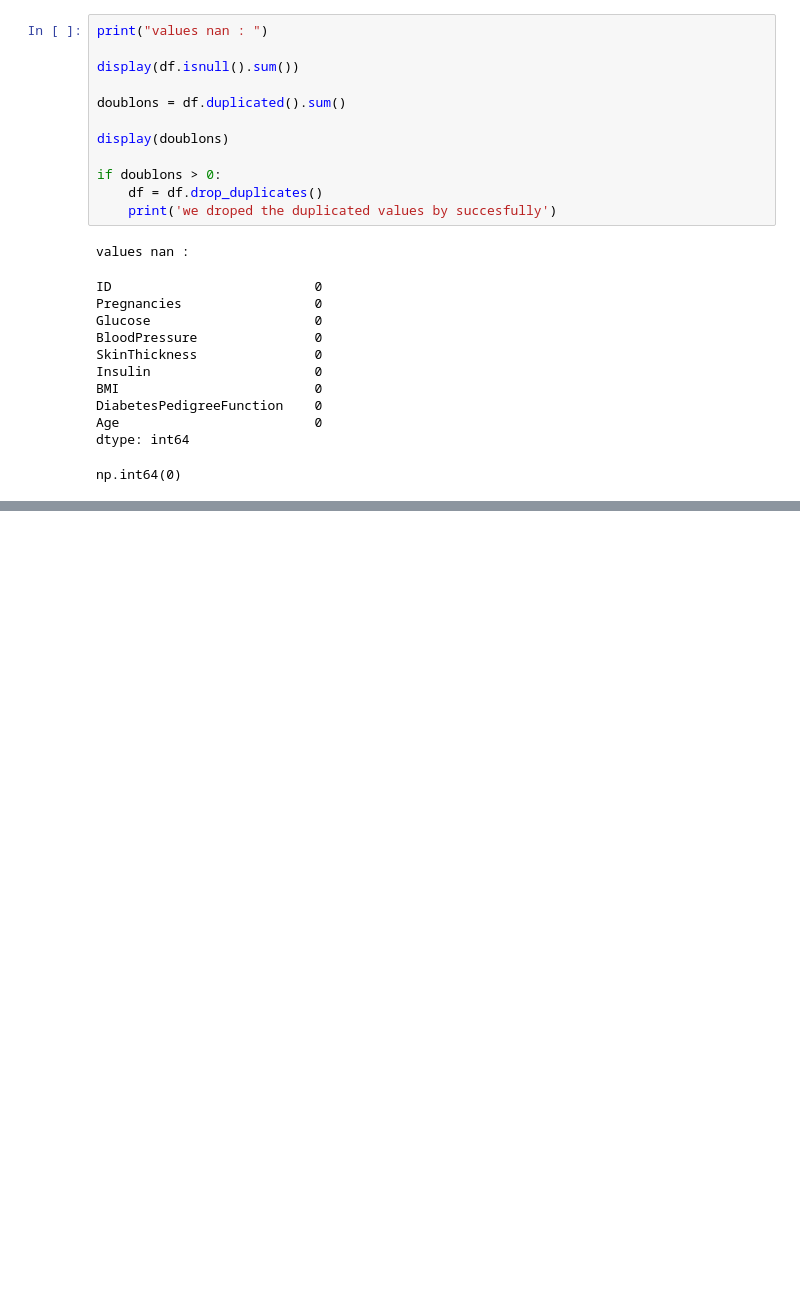
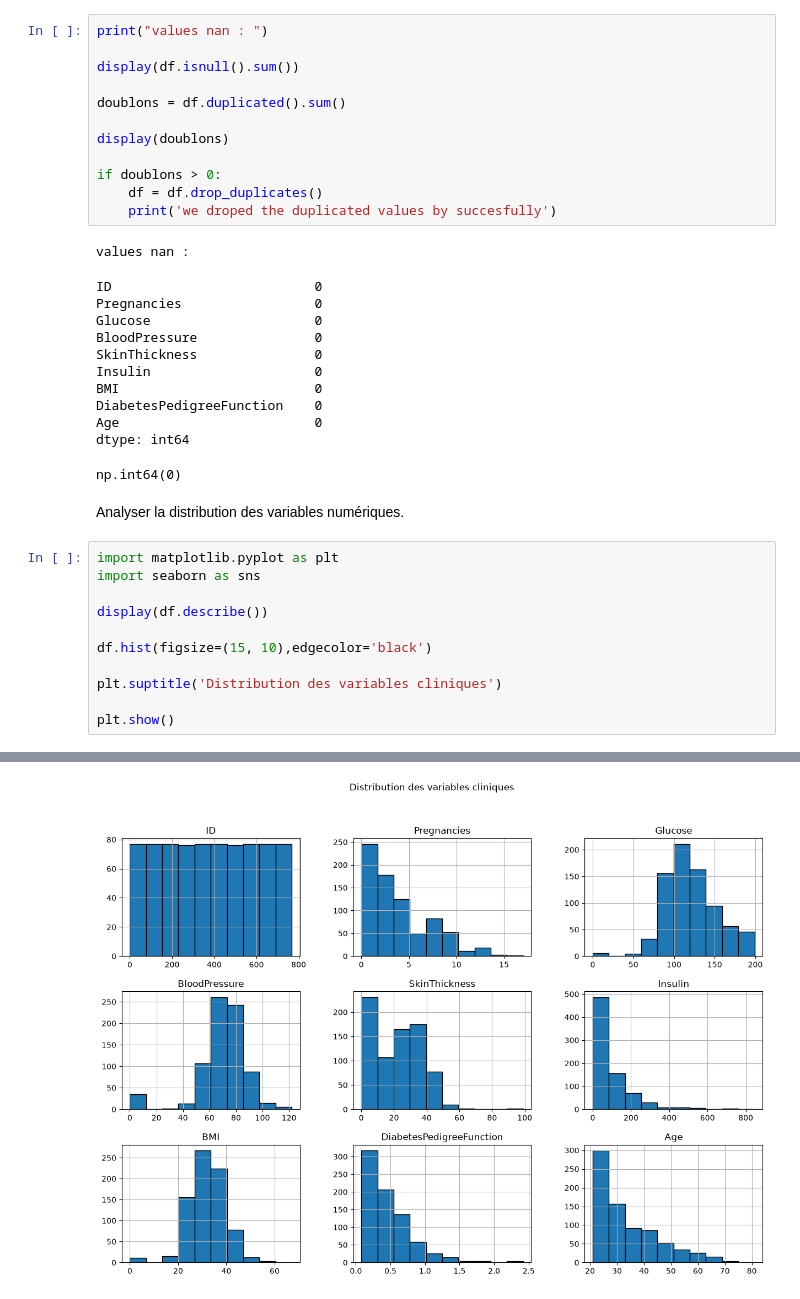
Before and after one commit to ElMehdiCherkaoui/Systeme-Intelligent-de-Prediction-du-Risque-de-Diabete, a Jupyter notebook: notebooks/01_analyse_complete.ipynb, the cells around one changed output, grey strips where cells are left out. Drawn from its saved outputs; the diff is of its cells as text; blank space fills up the shorter version.

Commit message:
analyse the data set using describe and diagram hist

```diff
--- a/notebooks/01_analyse_complete.ipynb
+++ b/notebooks/01_analyse_complete.ipynb
@@ -67,3 +67,17 @@ DiabetesPedigreeFunction    0
 Age                         0
 dtype: int64
 np.int64(0)
+# %% [markdown]
+Analyser la distribution des variables numériques.
+# %%
+import matplotlib.pyplot as plt
+import seaborn as sns
+
+display(df.describe())
+
+df.hist(figsize=(15, 10),edgecolor='black')
+
+plt.suptitle('Distribution des variables cliniques')
+
+plt.show()
+# %% [output]
@@ -69,0 +93 @@ np.int64(0)
+[figure, added]
```
Also changed, not shown: parts of 1 cell of this notebook.
